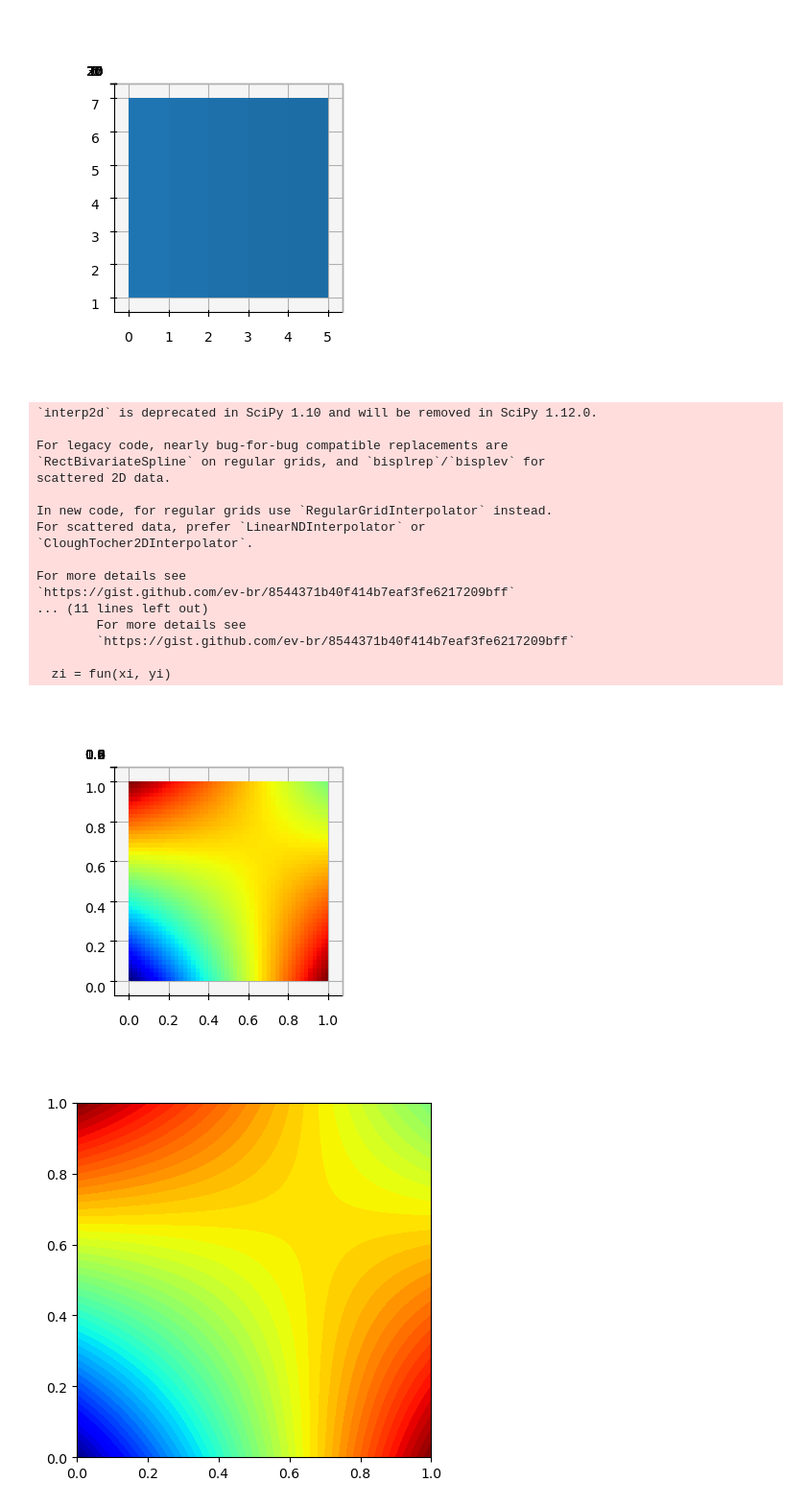
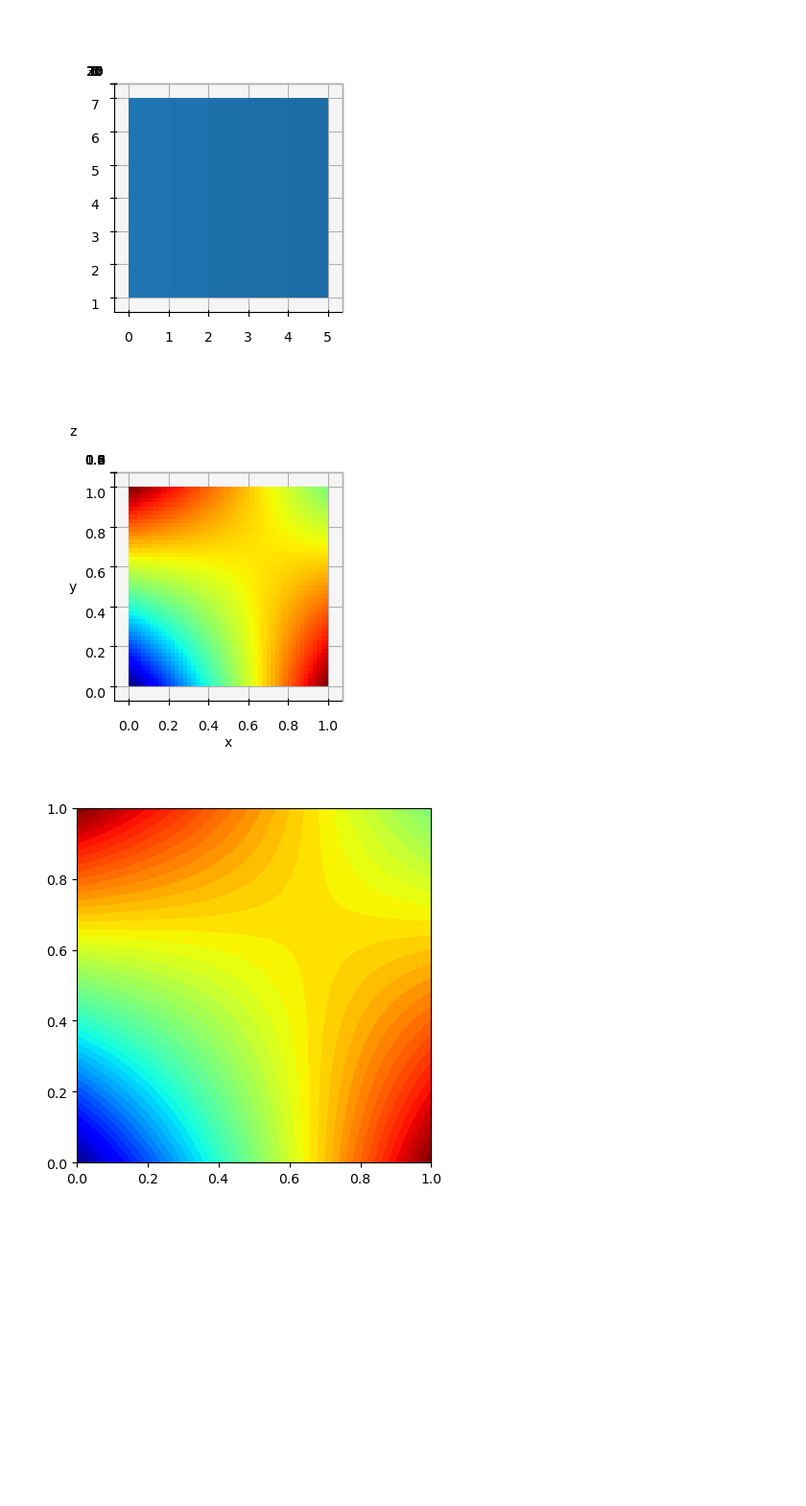
Before and after one commit to romangrothausmann/python-course, a Jupyter notebook: 201 - Numerik mit Numpy.ipynb, the cells around one changed output. Shown: that part at 96% size. Cells and saved outputs as stored; diff of their text form; code cells hidden in the pictures; blank space fills up the shorter version.

Commit message:
ported from interp2d (deprecated, removed in SciPy 1.12.0) to RegularGridInterpolator, added some more interesting view directions

```diff
--- a/201 - Numerik mit Numpy.ipynb
+++ b/201 - Numerik mit Numpy.ipynb
@@ -279,53 +279,50 @@ ax.view_init(azim=-90, elev=90)# xy-axes as above => z-axis point out of display
 [figure]
 # %%
 ## based on matlab code from: https://en.wikipedia.org/wiki/File:Bilininterp.png
+
 # Grid of known points:
-x= (0,1)
-y= (0,1)
-X, Y = np.meshgrid(x, y)
-# Grid for interpolated values:
+x= (0, 1) # vector spanning grid in x (as tuple <=> const. list)
+y= (0, 1) # vector spanning grid in y
+X, Y = np.meshgrid(x, y) # create grid definded by vectors
+
+# Known values to interpolate from:
+Z = ((0, 1), (1, 0.5)) # as 2D tuple <=> const. 2D-list)
+
+# create bi-linear interpolator based on known points and their values:
+from scipy.interpolate import RegularGridInterpolator # https://docs.scipy.org/doc/scipy/reference/generated/scipy.interpolate.RegularGridInterpolator.html
+interp = RegularGridInterpolator((x, y), Z, method='linear') # https://stackoverflow.com/questions/8661537/how-to-perform-bilinear-interpolation-in-python#65052384
+
+# finer Grid to interpolate values on:
 xi= np.linspace(0, 1, 1001)
 yi= np.linspace(0, 1, 1001)
 XI, YI = np.meshgrid(xi, yi)
-# Known values to interpolate from:
-Z = (0, 1, 1, 0.5)
-# Do bilinear interpolation
+
+# Do bilinear interpolation for finer grid for with no values are given:
 # matlab: ZI = interp2(X,Y,Z,XI,YI);
-from scipy.interpolate import interp2d
-fun = interp2d(x, y, Z, kind='linear') # https://stackoverflow.com/questions/8661537/how-to-perform-bilinear-interpolation-in-python#65052384
-zi = fun(xi, yi)
+zi = interp((XI, YI))
 ZI = zi.reshape(XI.shape)
+
 # Visualize result:
-
 %matplotlib inline
 #%matplotlib notebook
 import matplotlib.pyplot as plt
 from mpl_toolkits.mplot3d import Axes3D
 
 fig = plt.figure()
-ax = fig.add_subplot(111, projection='3d', proj_type = 'ortho')# https://stackoverflow.com/questions/23840756/how-to-disable-perspective-in-mplot3d/49856771#49856771
+ax = fig.add_subplot(projection='3d', proj_type = 'ortho')# https://stackoverflow.com/questions/23840756/how-to-disable-perspective-in-mplot3d/49856771#49856771
+ax.set_xlabel('x')
+ax.set_ylabel('y')
+ax.set_zlabel('z')
 
 ax.plot_surface(XI,YI,ZI, cmap='jet') # cmap jet for looking similar to matlab result: https://matplotlib.org/2.0.2/users/colormaps.html?highlight=colormap
+#ax.plot_wireframe(XI,YI,ZI)
+
 ax.view_init(azim=-90, elev=90)# xy-axes as above => z-axis point out of display plane
+#ax.view_init(azim=-90, elev=30)# linear interpol. (straight lines) visible for [0,0] to [1,0] and [0,1] to [1,1]
+#ax.view_init(azim=-90, elev=0)# linear interpol. also visible for [0.66, 0] to [0.66, 1]: "cross-over"
+#ax.view_init(azim=-45, elev=0)# non-linear (approx. quadratic) interpol. visible [0,0] to [1,1]
 # %% [output]
-`interp2d` is deprecated in SciPy 1.10 and will be removed in SciPy 1.12.0.
-
-For legacy code, nearly bug-for-bug compatible replacements are
-`RectBivariateSpline` on regular grids, and `bisplrep`/`bisplev` for
-scattered 2D data.
-
-In new code, for regular grids use `RegularGridInterpolator` instead.
-For scattered data, prefer `LinearNDInterpolator` or
-`CloughTocher2DInterpolator`.
-
-For more details see
-`https://gist.github.com/ev-br/8544371b40f414b7eaf3fe6217209bff`
-... (11 lines left out)
-        For more details see
-        `https://gist.github.com/ev-br/8544371b40f414b7eaf3fe6217209bff`
-
-  zi = fun(xi, yi)
-[figure, old version]
+[figure, new version]
 # %%
 # using countour plot to look like 2D matlab result
 fig, axs = plt.subplots(1, 1)
```
Also changed, not shown: parts of 4 cells of this notebook.
